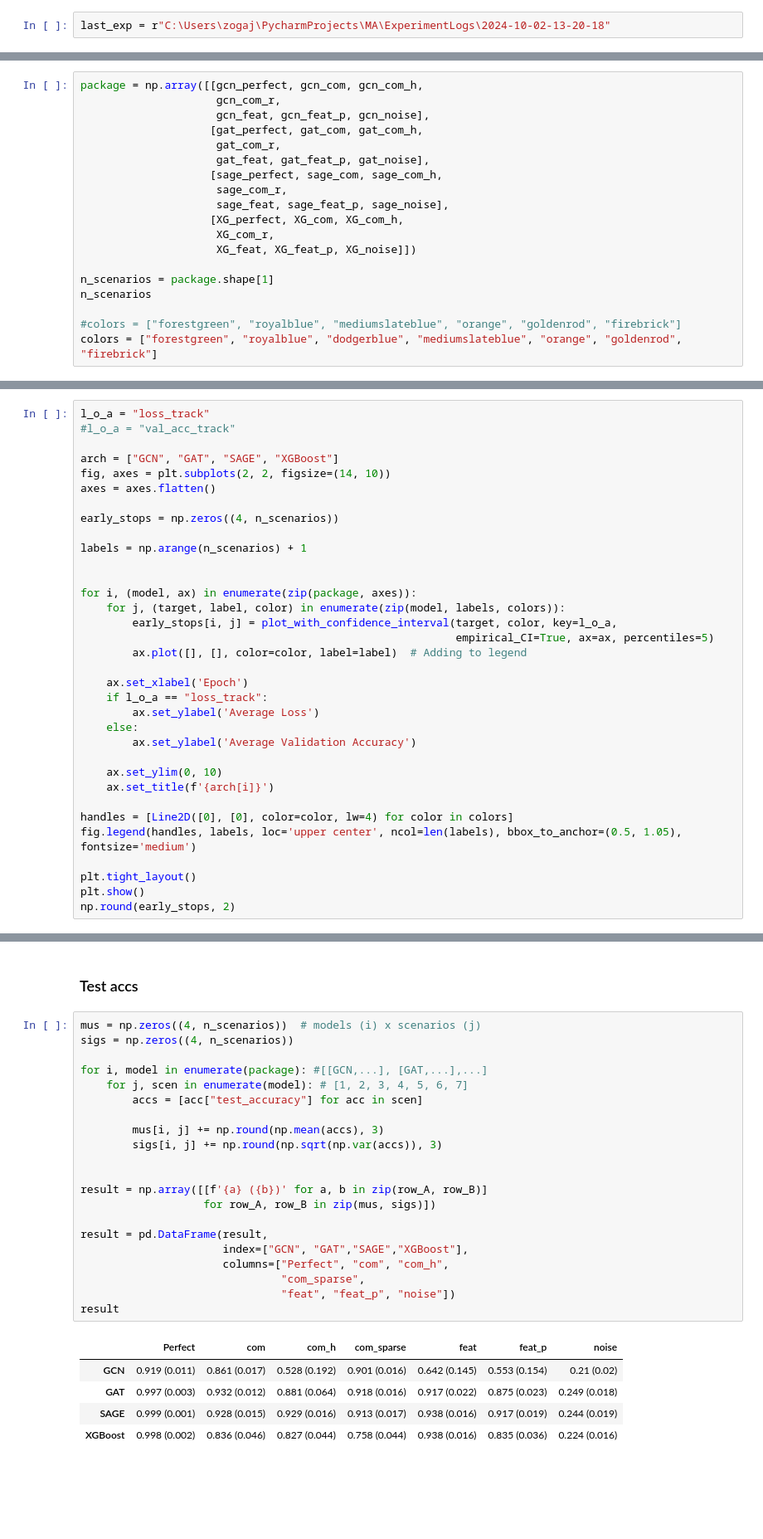
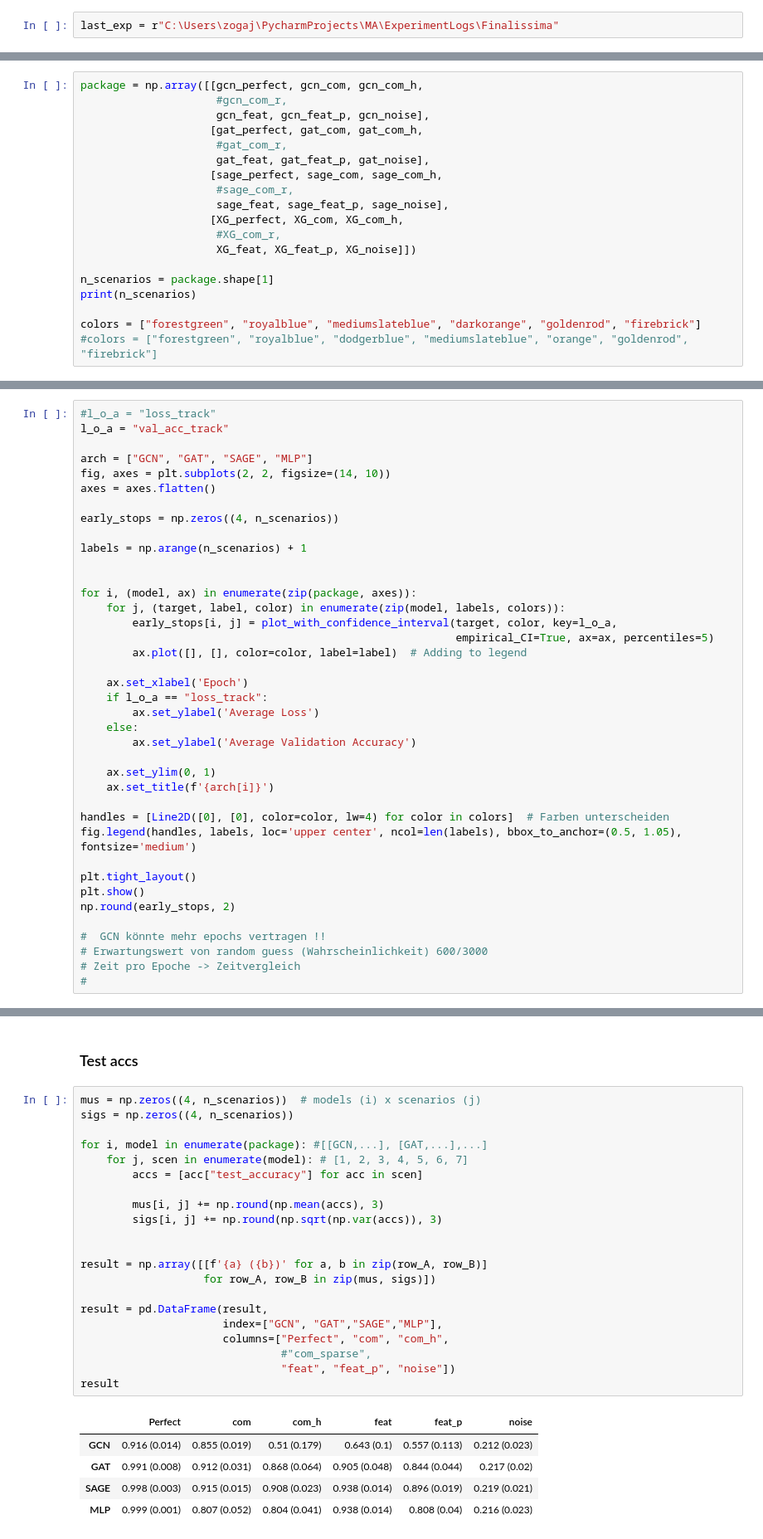
Before and after one commit to FisnikZogaj/MA, a Jupyter notebook: eval.ipynb, the cells around one changed output, grey strips where cells are left out. Shown at 83% size. Cells and saved outputs as stored; diff of their text form; blank space fills up the shorter version.

```diff
--- a/eval.ipynb
+++ b/eval.ipynb
@@ -13,5 +12,5 @@ print(os.listdir(os.path.join(os.getcwd(),"ExperimentLogs")))
 # %%
-last_exp = r"C:\Users\zogaj\PycharmProjects\MA\ExperimentLogs\2024-10-02-13-20-18"
+last_exp = r"C:\Users\zogaj\PycharmProjects\MA\ExperimentLogs\Finalissima"
 # %%
 def load_all_pickles(directory:str, model: str, graphtype: str) -> list:
     """
@@ -76,19 +83,19 @@ XG_noise = load_all_pickles(last_exp, "XGBOOST", "noise")
 # %%
 package = np.array([[gcn_perfect, gcn_com, gcn_com_h,
-                     gcn_com_r,
+                     #gcn_com_r,
                      gcn_feat, gcn_feat_p, gcn_noise],
                     [gat_perfect, gat_com, gat_com_h,
-                     gat_com_r,
+                     #gat_com_r,
                      gat_feat, gat_feat_p, gat_noise],
                     [sage_perfect, sage_com, sage_com_h,
-                     sage_com_r,
+                     #sage_com_r,
                      sage_feat, sage_feat_p, sage_noise],
                     [XG_perfect, XG_com, XG_com_h,
-                     XG_com_r,
+                     #XG_com_r,
                      XG_feat, XG_feat_p, XG_noise]])
 
 n_scenarios = package.shape[1]
-n_scenarios
+print(n_scenarios)
 
-#colors = ["forestgreen", "royalblue", "mediumslateblue", "orange", "goldenrod", "firebrick"]
-colors = ["forestgreen", "royalblue", "dodgerblue", "mediumslateblue", "orange", "goldenrod", "firebrick"]
+colors = ["forestgreen", "royalblue", "mediumslateblue", "darkorange", "goldenrod", "firebrick"]
+#colors = ["forestgreen", "royalblue", "dodgerblue", "mediumslateblue", "orange", "goldenrod", "firebrick"]
@@ -128,10 +137,10 @@ def plot_with_confidence_interval(target, color, key="loss_track", empirical_CI=
 # %% [markdown]
 ### Loss Curves
 # %%
-l_o_a = "loss_track"
-#l_o_a = "val_acc_track"
+#l_o_a = "loss_track"
+l_o_a = "val_acc_track"
 
-arch = ["GCN", "GAT", "SAGE", "XGBoost"]
+arch = ["GCN", "GAT", "SAGE", "MLP"]
 fig, axes = plt.subplots(2, 2, figsize=(14, 10))
 axes = axes.flatten()
 
@@ -152,13 +161,18 @@ for i, (model, ax) in enumerate(zip(package, axes)):
     else:
         ax.set_ylabel('Average Validation Accuracy')
 
-    ax.set_ylim(0, 10)
+    ax.set_ylim(0, 1)
     ax.set_title(f'{arch[i]}')
 
-handles = [Line2D([0], [0], color=color, lw=4) for color in colors]
+handles = [Line2D([0], [0], color=color, lw=4) for color in colors]  # Farben unterscheiden
 fig.legend(handles, labels, loc='upper center', ncol=len(labels), bbox_to_anchor=(0.5, 1.05), fontsize='medium')
 
 plt.tight_layout()
 plt.show()
 np.round(early_stops, 2)
+
+#  GCN könnte mehr epochs vertragen !!
+# Erwartungswert von random guess (Wahrscheinlichkeit) 600/3000
+# Zeit pro Epoche -> Zeitvergleich
+#
 # %% [output]
@@ -180,27 +194,27 @@ print(np.round(np.mean([r["test_accuracy"] for r in sage_com]),3))
 # %%
 mus = np.zeros((4, n_scenarios))  # models (i) x scenarios (j)
 sigs = np.zeros((4, n_scenarios))
 
 for i, model in enumerate(package): #[[GCN,...], [GAT,...],...]
     for j, scen in enumerate(model): # [1, 2, 3, 4, 5, 6, 7]
         accs = [acc["test_accuracy"] for acc in scen]
 
         mus[i, j] += np.round(np.mean(accs), 3)
         sigs[i, j] += np.round(np.sqrt(np.var(accs)), 3)
 
 
 result = np.array([[f'{a} ({b})' for a, b in zip(row_A, row_B)]
                    for row_A, row_B in zip(mus, sigs)])
 
 result = pd.DataFrame(result,
-                      index=["GCN", "GAT","SAGE","XGBoost"],
+                      index=["GCN", "GAT","SAGE","MLP"],
                       columns=["Perfect", "com", "com_h",
-                               "com_sparse",
+                               #"com_sparse",
                                "feat", "feat_p", "noise"])
 result
 # %% [output]
-|  | Perfect | com | com_h | com_sparse | feat | feat_p | noise |
-| GCN | 0.919 (0.011) | 0.861 (0.017) | 0.528 (0.192) | 0.901 (0.016) | 0.642 (0.145) | 0.553 (0.154) | 0.21 (0.02) |
-| GAT | 0.997 (0.003) | 0.932 (0.012) | 0.881 (0.064) | 0.918 (0.016) | 0.917 (0.022) | 0.875 (0.023) | 0.249 (0.018) |
-| SAGE | 0.999 (0.001) | 0.928 (0.015) | 0.929 (0.016) | 0.913 (0.017) | 0.938 (0.016) | 0.917 (0.019) | 0.244 (0.019) |
-| XGBoost | 0.998 (0.002) | 0.836 (0.046) | 0.827 (0.044) | 0.758 (0.044) | 0.938 (0.016) | 0.835 (0.036) | 0.224 (0.016) |
+|  | Perfect | com | com_h | feat | feat_p | noise |
+| GCN | 0.916 (0.014) | 0.855 (0.019) | 0.51 (0.179) | 0.643 (0.1) | 0.557 (0.113) | 0.212 (0.023) |
+| GAT | 0.991 (0.008) | 0.912 (0.031) | 0.868 (0.064) | 0.905 (0.048) | 0.844 (0.044) | 0.217 (0.02) |
+| SAGE | 0.998 (0.003) | 0.915 (0.015) | 0.908 (0.023) | 0.938 (0.014) | 0.896 (0.019) | 0.219 (0.021) |
+| MLP | 0.999 (0.001) | 0.807 (0.052) | 0.804 (0.041) | 0.938 (0.014) | 0.808 (0.04) | 0.216 (0.023) |
```
Also changed, not shown: parts of 14 cells of this notebook, 5 other files.
